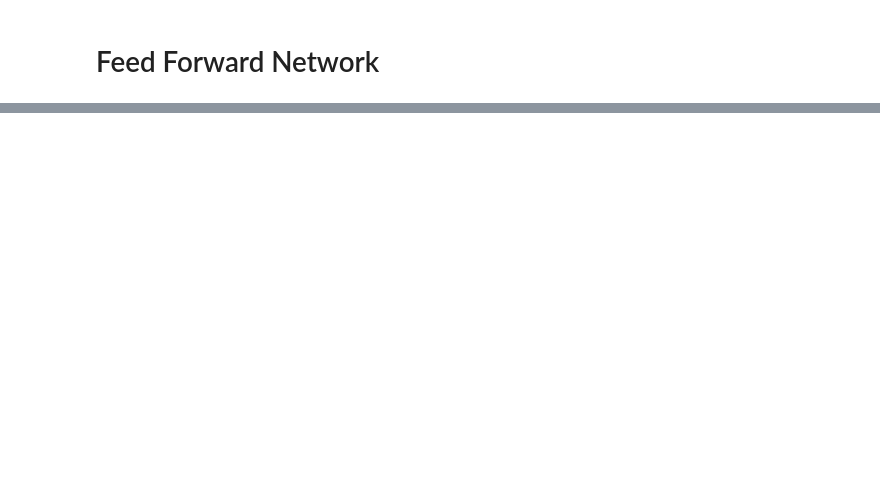
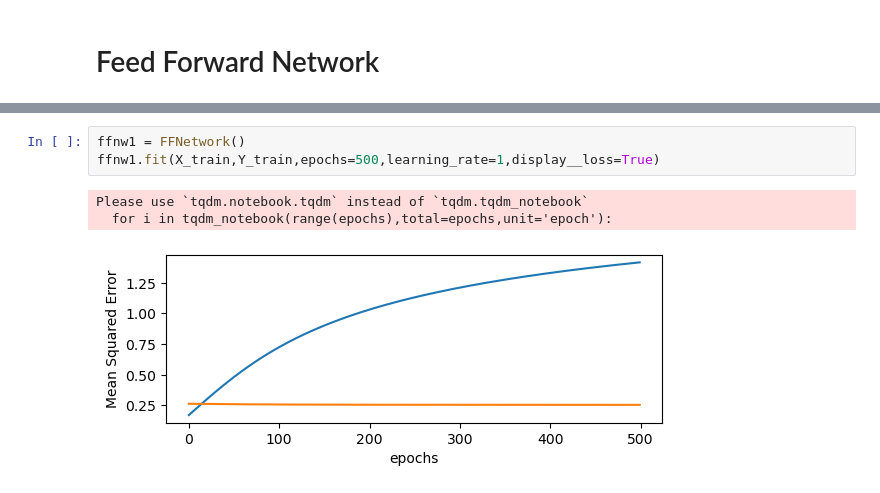
Before and after one commit to Nasir499/FeedForward-Network, a Jupyter notebook: FeedForwardNetwork.ipynb, the cells around one changed output, grey strips where cells are left out. Cells and saved outputs as stored; diff of their text form; blank space fills up the shorter version.

```diff
--- a/FeedForwardNetwork.ipynb
+++ b/FeedForwardNetwork.ipynb
@@ -172,0 +220,7 @@ class FFNetwork:
+# %%
+ffnw1 = FFNetwork()
+ffnw1.fit(X_train,Y_train,epochs=500,learning_rate=1,display__loss=True)
+# %% [output]
+Please use `tqdm.notebook.tqdm` instead of `tqdm.tqdm_notebook`
+  for i in tqdm_notebook(range(epochs),total=epochs,unit='epoch'):
+[figure, added]
```
Also changed, not shown: parts of 4 cells of this notebook, 1 other file.
